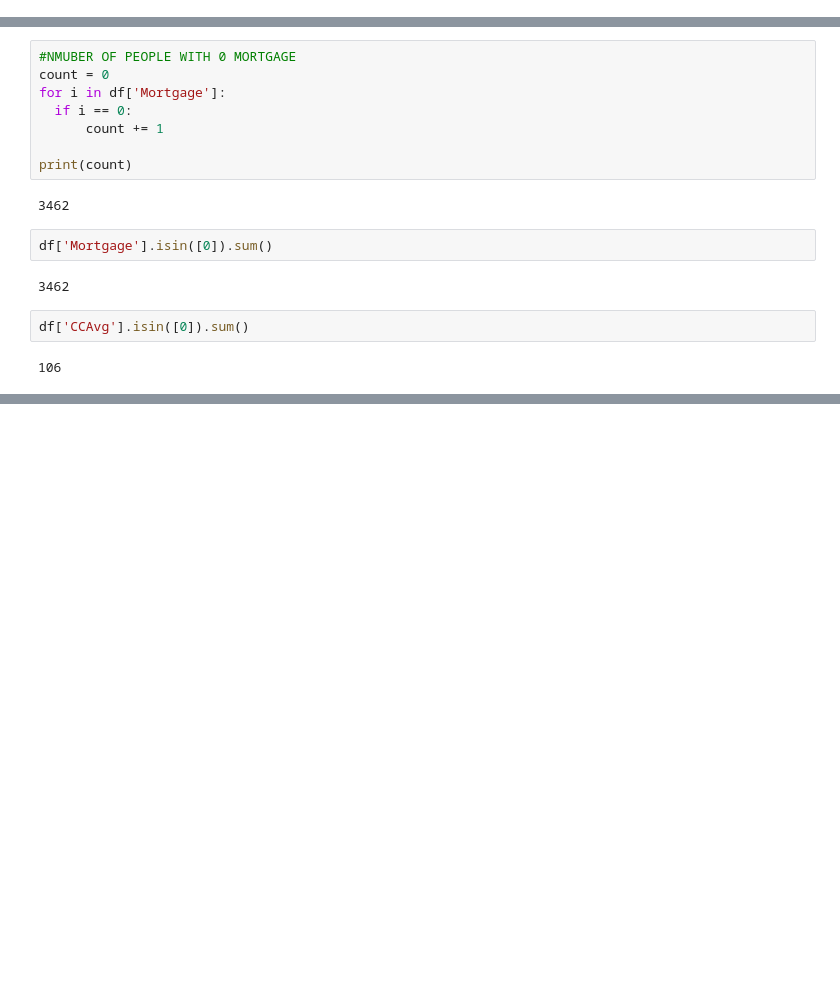
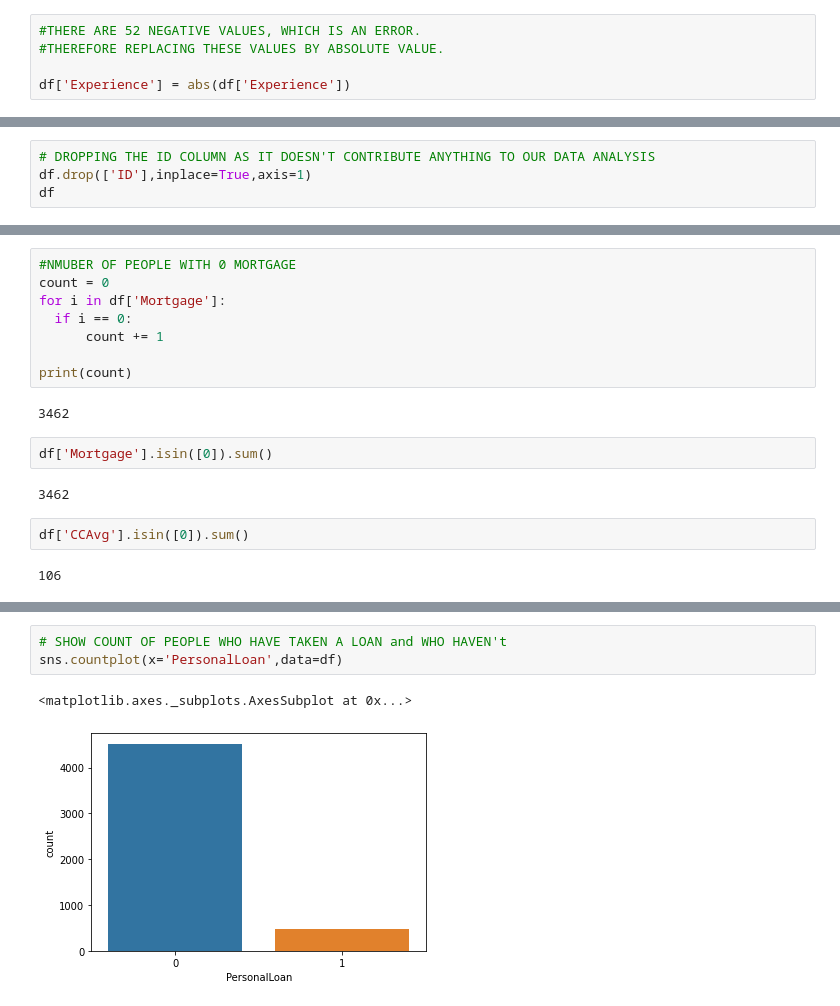
Before and after one commit to yash-rai22/Marketing-Campaign-for-Banking-Products, a Jupyter notebook: MLproject.ipynb, the cells around one changed output, grey strips where cells are left out. Drawn from its saved outputs; the diff is of its cells as text; blank space fills up the shorter version.

```diff
--- a/MLproject.ipynb
+++ b/MLproject.ipynb
@@ -58,0 +78,5 @@ df.describe()
+# %%
+#THERE ARE 52 NEGATIVE VALUES, WHICH IS AN ERROR.
+#THEREFORE REPLACING THESE VALUES BY ABSOLUTE VALUE.
+
+df['Experience'] = abs(df['Experience'])
@@ -81,2 +117,6 @@ CD Account : 2
 Online : 2
 CreditCard : 2
+# %%
+# DROPPING THE ID COLUMN AS IT DOESN'T CONTRIBUTE ANYTHING TO OUR DATA ANALYSIS
+df.drop(['ID'],inplace=True,axis=1)
+df
@@ -100,0 +196,6 @@ df['CCAvg'].isin([0]).sum()
+# %%
+# SHOW COUNT OF PEOPLE WHO HAVE TAKEN A LOAN and WHO HAVEN't
+sns.countplot(x='PersonalLoan',data=df)
+# %% [output]
+<matplotlib.axes._subplots.AxesSubplot at 0x...>
+[figure, added]
```
Also changed, not shown: parts of 23 cells of this notebook.
